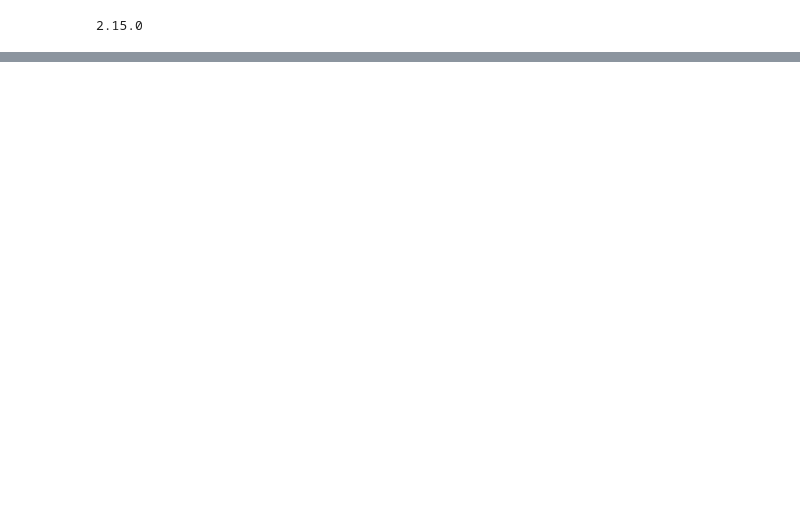
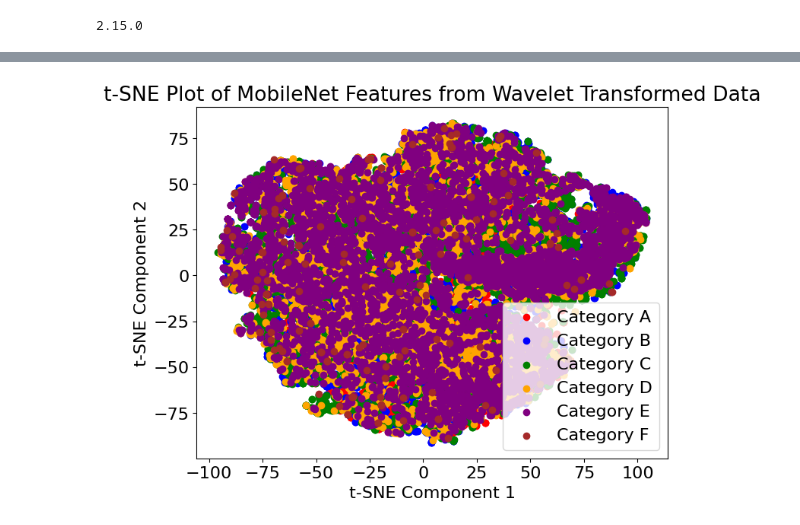
Before and after one commit to AlessandroVacca/ANNDL-Challenges, a Jupyter notebook: C2/notebooks/fede.ipynb, the cells around one changed output, grey strips where cells are left out. Drawn from its saved outputs; the diff is of its cells as text; code cells hidden in the pictures; blank space fills up the shorter version.

Commit message:
EntireNotebook

```diff
--- a/C2/notebooks/fede.ipynb
+++ b/C2/notebooks/fede.ipynb
@@ -62,18 +65,23 @@ training_data = np.load(input_folder + 'training_data.npy')
 valid_periods = np.load(input_folder + 'valid_periods.npy')
 categories = np.load(input_folder + 'categories.npy')
 # %%
-from C2.notebooks.Utils import split_dataset, build_sequences_optimized
+# categories to one hot
+# from sklearn.preprocessing import OneHotEncoder
+# enc = OneHotEncoder(handle_unknown='ignore')
+# enc.fit(categories.reshape(-1, 1))
+# categories = enc.transform(categories.reshape(-1, 1)).toarray()
 
 dataset, labels = build_sequences_optimized(training_data, valid_periods)
-train_validation_data, train_validation_labels, test_data, test_labels = split_dataset(dataset, labels)
-train_data, train_labels, validation_data, validation_labels = split_dataset(train_validation_data, train_validation_labels)
+train_validation_data, train_validation_labels, test_data, test_labels, train_validation_categories, test_categorie = split_dataset(dataset, labels, categories)
+
+train_data, train_labels, validation_data, validation_labels, train_categories, validation_categories = split_dataset(train_validation_data, train_validation_labels, train_validation_categories, augment_train_data=False, num_augmentations=3)
 
 train_data = train_data.reshape((train_data.shape[0], train_data.shape[1], 1))
 train_labels = train_labels.reshape((train_labels.shape[0], train_labels.shape[1], 1))
-test_data = test_data.reshape((test_data.shape[0], test_data.shape[1], 1))
-test_labels = test_labels.reshape((test_labels.shape[0], test_labels.shape[1], 1))
-test_data = test_data.reshape((test_data.shape[0], test_data.shape[1], 1))
-test_labels = test_labels.reshape((test_labels.shape[0], test_labels.shape[1], 1))
+# validation_data = validation_data.reshape((validation_data.shape[0], validation_data.shape[1], 1))
+# validation_labels = validation_labels.reshape((validation_labels.shape[0], validation_labels.shape[1], 1))
+# test_data = test_data.reshape((test_data.shape[0], test_data.shape[1], 1))
+# test_labels = test_labels.reshape((test_labels.shape[0], test_labels.shape[1], 1))
 train_data.shape
 # %% [output]
 Dataset shape:  (48000, 200)
@@ -212,0 +93,62 @@ def build_LSTM_ENC_DEC_model(input_shape, output_shape):
+# %%
+from tqdm import tqdm
+import numpy as np
+import matplotlib.pyplot as plt
+import tensorflow as tf
+from sklearn.manifold import TSNE
+import pywt
+from tensorflow.keras.applications import MobileNet
+from tensorflow.keras.applications.mobilenet import preprocess_input
+
+# Assuming 'data' contains your time series data and 'category' contains the corresponding categories
+N = 30000
+# Function to perform wavelet transformation and generate images
+# def wavelet_to_image(series):
+#     wavelet_type = 'morl'
+#     widths = np.arange(1, 64)
+#     coeffs, _ = pywt.cwt(series, widths, wavelet_type)
+#     return coeffs.T.astype('float32').reshape(200,63)  # Transpose and convert to float32
+#
+# # Prepare wavelet images for each time series in data tqdm
+# wavelet_images = []
+# for series in tqdm(train_data[:N]):
+#     wavelet_images.append(wavelet_to_image(series))
+#
+# # Reshape images to match MobileNet input shape
+# reshaped_images = np.array(wavelet_images).reshape(-1, wavelet_images[0].shape[0], wavelet_images[0].shape[1], 1)
+#
+# # Replicate single-channel images to create a 3-channel input
+# processed_images = np.concatenate([reshaped_images] * 3, axis=-1)
+#
+# # Preprocess images for MobileNet
+# processed_images = preprocess_input(processed_images)
+#
+# # Load MobileNet model with pre-trained weights (imagenet)
+# mobilenet_model = MobileNet(weights='imagenet', include_top=False, input_shape=(reshaped_images.shape[1], reshaped_images.shape[2], 3))
+#
+# # Extract features using MobileNet
+# features = mobilenet_model.predict(processed_images)
+#
+# # Reshape features to 1D array
+# features = features.reshape(features.shape[0], -1)
+
+# Perform t-SNE embedding on the extracted features
+tsne = TSNE(n_components=2, random_state=42)
+embedded_features = tsne.fit_transform(train_data[:N].reshape(N, -1))
+
+# Create a dictionary to map categories to colors
+category_color_map = {'A': 'red', 'B': 'blue', 'C': 'green', 'D': 'orange', 'E': 'purple', 'F': 'brown'}
+
+# Plot the t-SNE embeddings with colors based on categories
+plt.figure(figsize=(8, 6))
+for cat in np.unique(train_categories[:N]):
+    indices = train_categories[:N] == cat
+    plt.scatter(embedded_features[indices, 0], embedded_features[indices, 1], c=category_color_map[cat], label=f'Category {cat}')
+
+plt.title('t-SNE Plot of MobileNet Features from Wavelet Transformed Data')
+plt.xlabel('t-SNE Component 1')
+plt.ylabel('t-SNE Component 2')
+plt.legend()
+plt.show()
+# %% [output]
+[figure, added]
```
Also changed, not shown: parts of 25 cells of this notebook, 43 other files.
